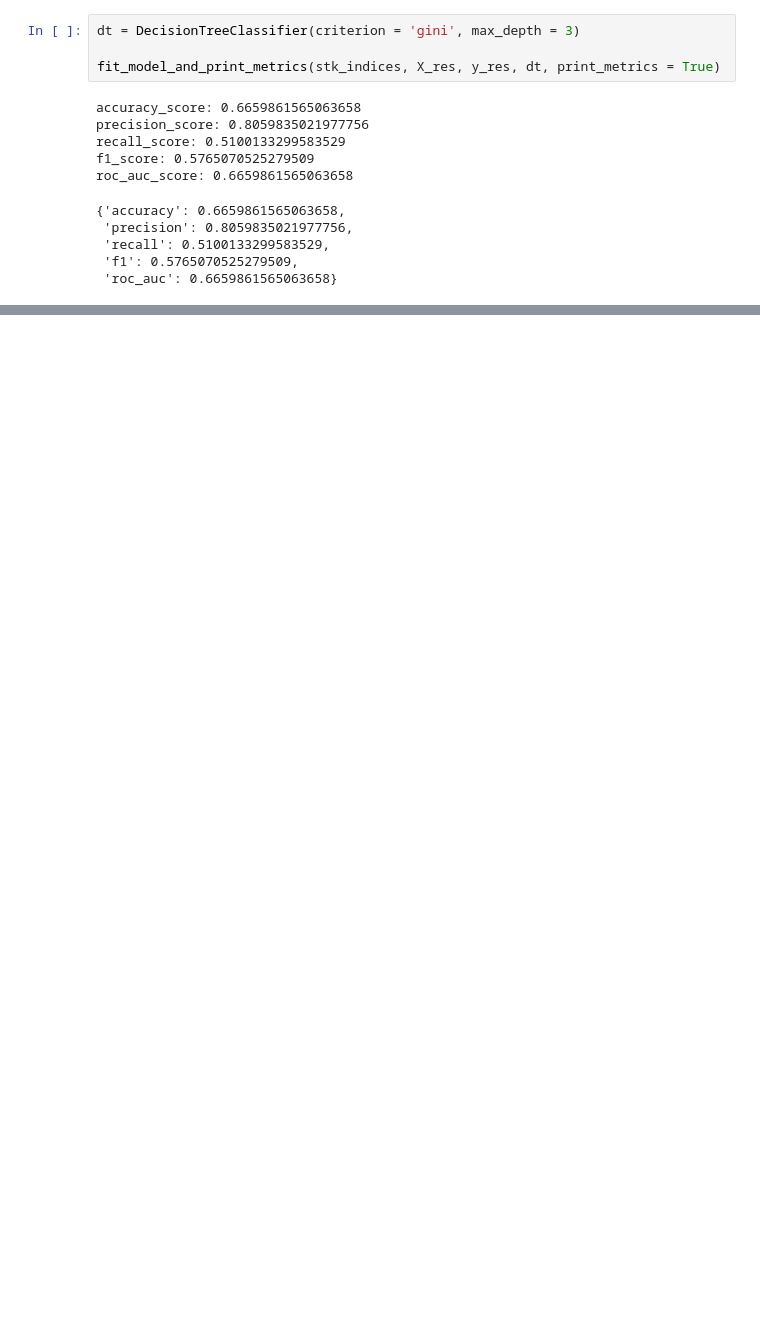
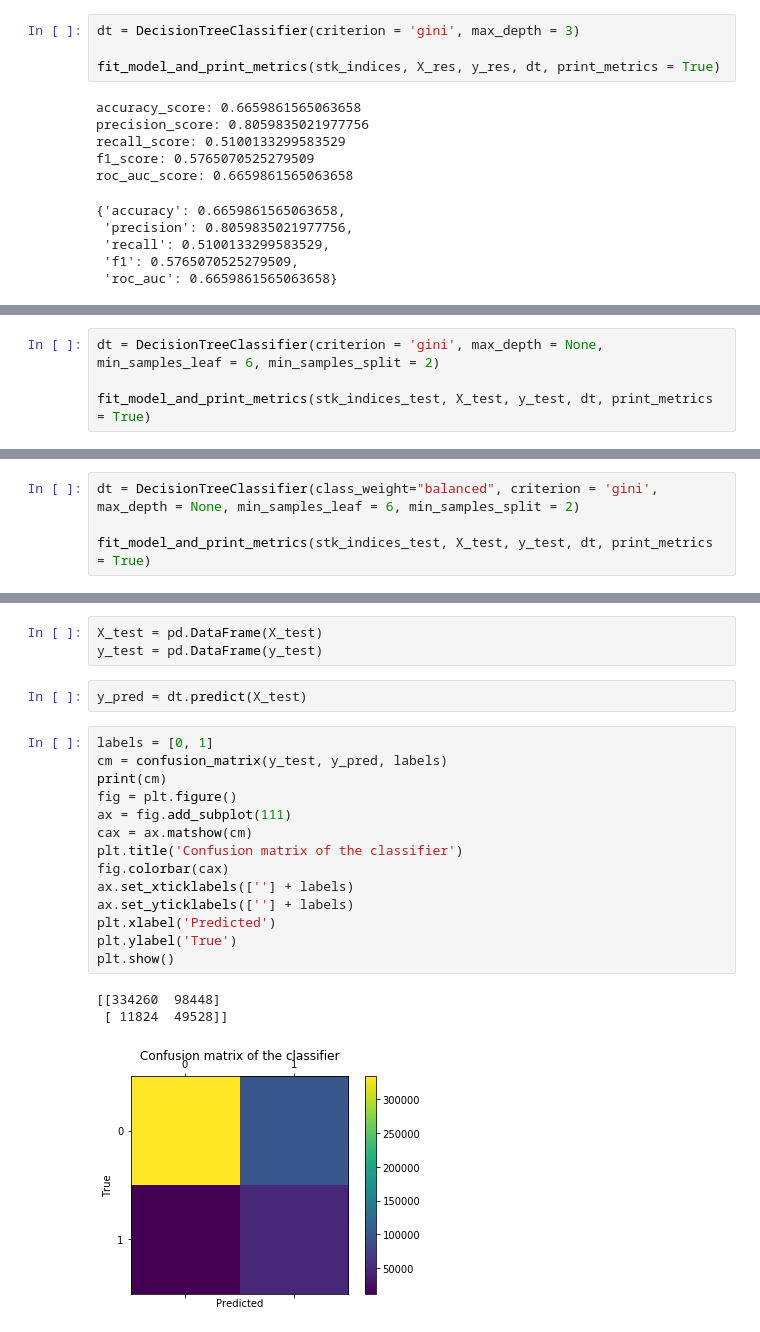
Before and after one commit to k-christensen/en_es_duo_SLAM, a Jupyter notebook: data_processing.ipynb, the cells around one changed output, grey strips where cells are left out. Cells and saved outputs as stored; diff of their text form; blank space fills up the shorter version.

Commit message:
more decision trees, working on less overfitting

```diff
--- a/data_processing.ipynb
+++ b/data_processing.ipynb
@@ -1979,0 +2061,4 @@ roc_auc_score: 0.6659861565063658
+# %%
+dt = DecisionTreeClassifier(criterion = 'gini', max_depth = None, min_samples_leaf = 6, min_samples_split = 2)
+
+fit_model_and_print_metrics(stk_indices_test, X_test, y_test, dt, print_metrics = True)
@@ -1979,0 +2076,4 @@ roc_auc_score: 0.6659861565063658
+# %%
+dt = DecisionTreeClassifier(class_weight="balanced", criterion = 'gini', max_depth = None, min_samples_leaf = 6, min_samples_split = 2)
+
+fit_model_and_print_metrics(stk_indices_test, X_test, y_test, dt, print_metrics = True)
@@ -1979,0 +2091,23 @@ roc_auc_score: 0.6659861565063658
+# %%
+X_test = pd.DataFrame(X_test)
+y_test = pd.DataFrame(y_test)
+# %%
+y_pred = dt.predict(X_test)
+# %%
+labels = [0, 1]
+cm = confusion_matrix(y_test, y_pred, labels)
+print(cm)
+fig = plt.figure()
+ax = fig.add_subplot(111)
+cax = ax.matshow(cm)
+plt.title('Confusion matrix of the classifier')
+fig.colorbar(cax)
+ax.set_xticklabels([''] + labels)
+ax.set_yticklabels([''] + labels)
+plt.xlabel('Predicted')
+plt.ylabel('True')
+plt.show()
+# %% [output]
+[[334260  98448]
+ [ 11824  49528]]
+[figure, added]
```
Also changed, not shown: parts of 22 cells of this notebook.
